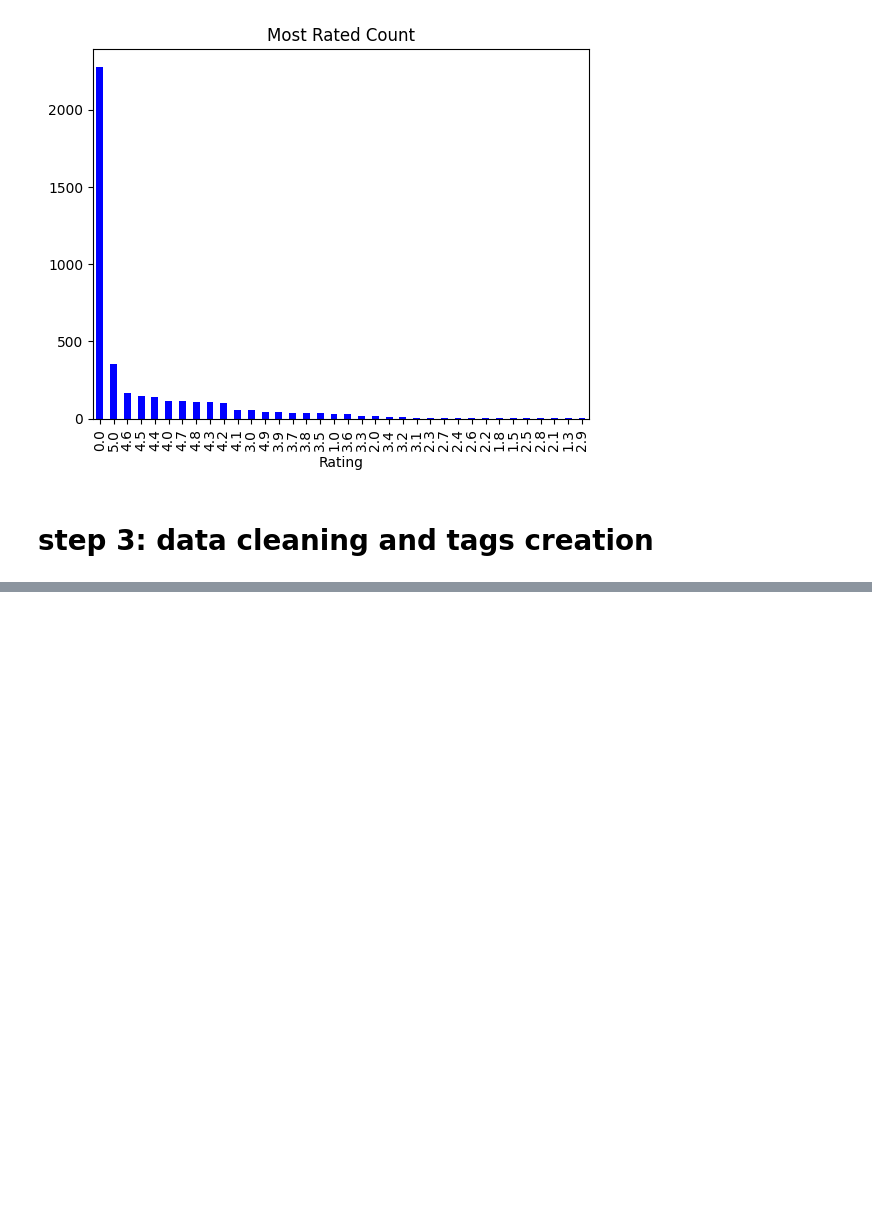
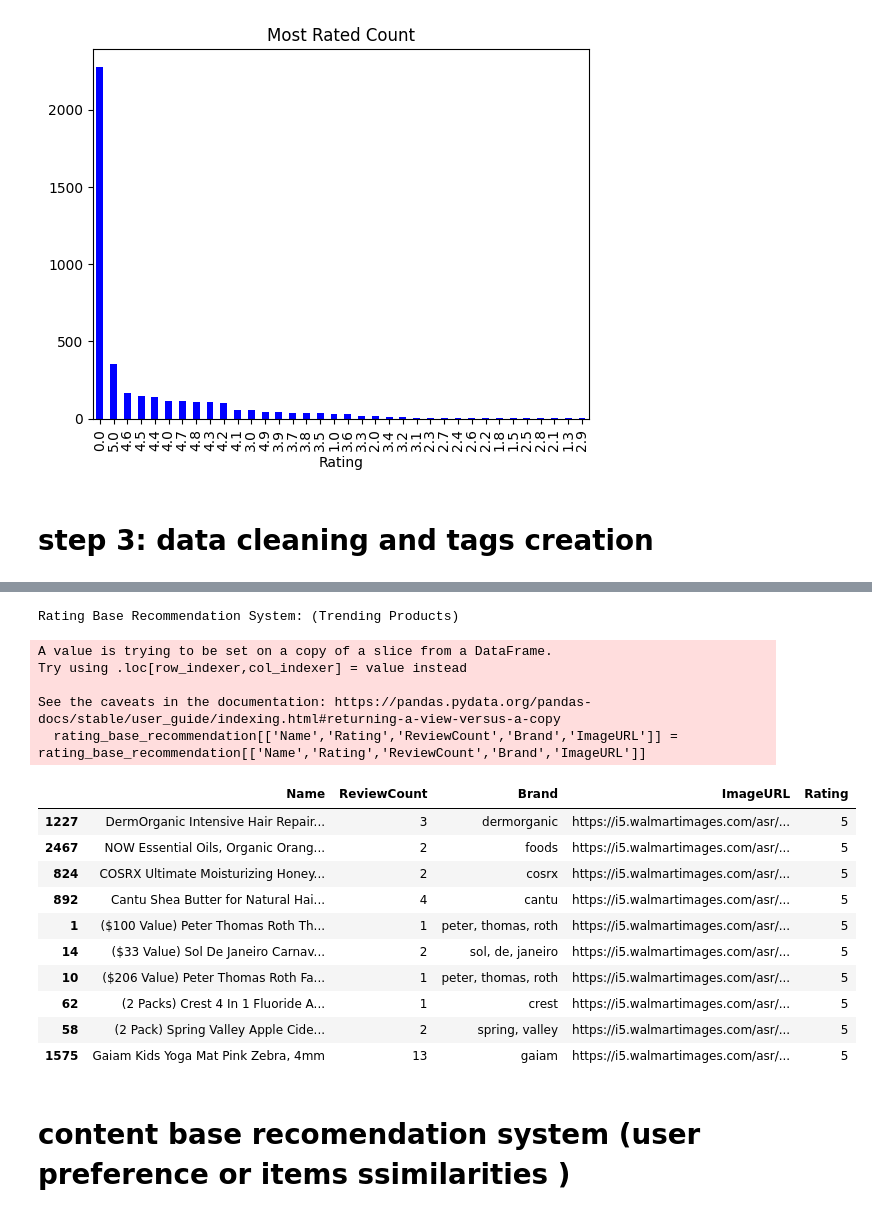
Before and after one commit to githubshivanshukumarsrivastava/retail-recomendation-system, a Jupyter notebook: online-retail-recomendation-system-/modeltrain.ipynb, the cells around one changed output, grey strips where cells are left out. Saved outputs shown, nothing was run; the diff lists cells and outputs as text; code cells hidden in the pictures; blank space fills up the shorter version.

Commit message:
content based recomendation system

```diff
--- a/online-retail-recomendation-system-/modeltrain.ipynb
+++ b/online-retail-recomendation-system-/modeltrain.ipynb
@@ -273,0 +256,3 @@ Note: you may need to restart the kernel to use updated packages.
+# %%
+# Concatenate the cleaned tags from all relevant columns
+train_data['Tags'] = train_data[columns_to_extract_tags_from].apply(lambda row: ', '.join(row), axis=1)
@@ -273,0 +261,16 @@ Note: you may need to restart the kernel to use updated packages.
+# %%
+
+average_ratings = train_data.groupby(['Name','ReviewCount','Brand','ImageURL'])['Rating'].mean().reset_index()
+# %%
+# top_rated_items=average_ratings.sort_values(by='Rating', ascending=False, inplace=True)
+# # shwing top 5 items
+# rating= average_ratings.head(5)
+
+
+
+top_rated_items = average_ratings.sort_values(by='Rating', ascending=False)
+
+rating_base_recommendation = top_rated_items.head(10)
+# %%
+rating_base_recommendation['Rating'] = rating_base_recommendation['Rating'].astype(int)
+rating_base_recommendation['ReviewCount'] = rating_base_recommendation['ReviewCount'].astype(int)
@@ -273,0 +288,24 @@ Note: you may need to restart the kernel to use updated packages.
+# %%
+print("Rating Base Recommendation System: (Trending Products)")
+rating_base_recommendation[['Name','Rating','ReviewCount','Brand','ImageURL']] = rating_base_recommendation[['Name','Rating','ReviewCount','Brand','ImageURL']]
+rating_base_recommendation
+# %% [output]
+Rating Base Recommendation System: (Trending Products)
+A value is trying to be set on a copy of a slice from a DataFrame.
+Try using .loc[row_indexer,col_indexer] = value instead
+
+See the caveats in the documentation: https://pandas.pydata.org/pandas-docs/stable/user_guide/indexing.html#returning-a-view-versus-a-copy
+  rating_base_recommendation[['Name','Rating','ReviewCount','Brand','ImageURL']] = rating_base_recommendation[['Name','Rating','ReviewCount','Brand','ImageURL']]
+|  | Name | ReviewCount | Brand | ImageURL | Rating |
+| 1227 | DermOrganic Intensive Hair Repair... | 3 | dermorganic | https://i5.walmartimages.com/asr/... | 5 |
+| 2467 | NOW Essential Oils, Organic Orang... | 2 | foods | https://i5.walmartimages.com/asr/... | 5 |
+| 824 | COSRX Ultimate Moisturizing Honey... | 2 | cosrx | https://i5.walmartimages.com/asr/... | 5 |
+| 892 | Cantu Shea Butter for Natural Hai... | 4 | cantu | https://i5.walmartimages.com/asr/... | 5 |
+| 1 | ($100 Value) Peter Thomas Roth Th... | 1 | peter, thomas, roth | https://i5.walmartimages.com/asr/... | 5 |
+| 14 | ($33 Value) Sol De Janeiro Carnav... | 2 | sol, de, janeiro | https://i5.walmartimages.com/asr/... | 5 |
+| 10 | ($206 Value) Peter Thomas Roth Fa... | 1 | peter, thomas, roth | https://i5.walmartimages.com/asr/... | 5 |
+| 62 | (2 Packs) Crest 4 In 1 Fluoride A... | 1 | crest | https://i5.walmartimages.com/asr/... | 5 |
+| 58 | (2 Pack) Spring Valley Apple Cide... | 2 | spring, valley | https://i5.walmartimages.com/asr/... | 5 |
+| 1575 | Gaiam Kids Yoga Mat Pink Zebra, 4mm | 13 | gaiam | https://i5.walmartimages.com/asr/... | 5 |
+# %% [markdown]
+# content base recomendation system (user preference or items ssimilarities )
```
Also changed, not shown: parts of 16 cells of this notebook.
